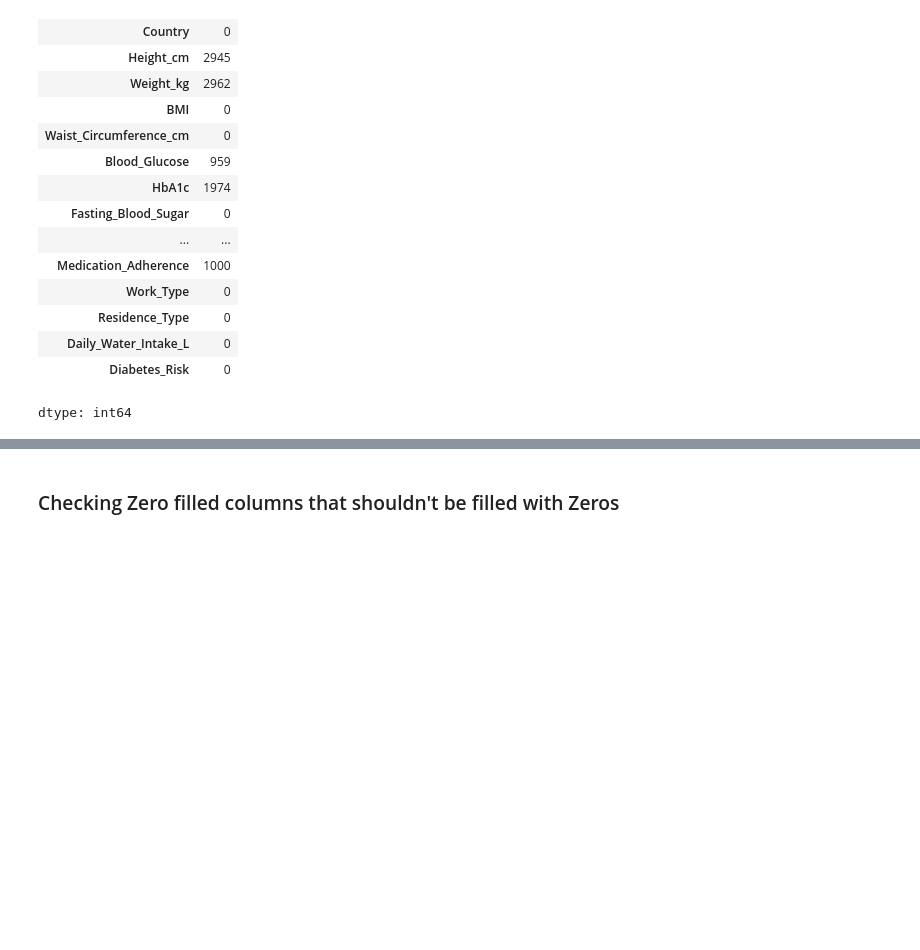
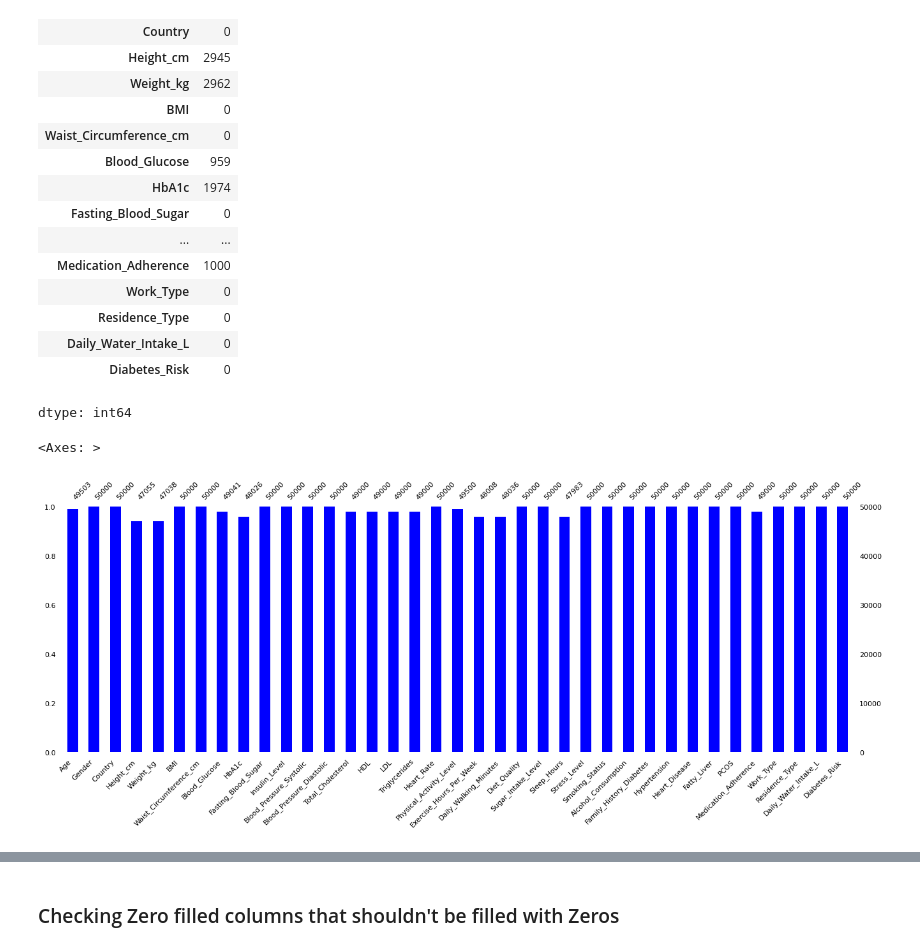
Before and after one commit to mdzubayereashraf/Ostad-AI-Engineering-Course-Assignments, a Jupyter notebook: Assignmen_No_11(Diabetes_Prediction).ipynb, the cells around one changed output, grey strips where cells are left out. Cells and saved outputs as stored; diff of their text form; code cells hidden in the pictures; blank space fills up the shorter version.

```diff
--- a/Assignmen_No_11(Diabetes_Prediction).ipynb
+++ b/Assignmen_No_11(Diabetes_Prediction).ipynb
@@ -108,3 +108,9 @@ df.isnull().sum()
 | Daily_Water_Intake_L | 0 |
 | Diabetes_Risk | 0 |
 dtype: int64
+# %%
+import missingno as msno
+msno.bar(df, figsize=(16, 5), fontsize=8, color= "Blue")
+# %% [output]
+<Axes: >
+[figure, added]
```
Also changed, not shown: parts of 9 cells of this notebook.
